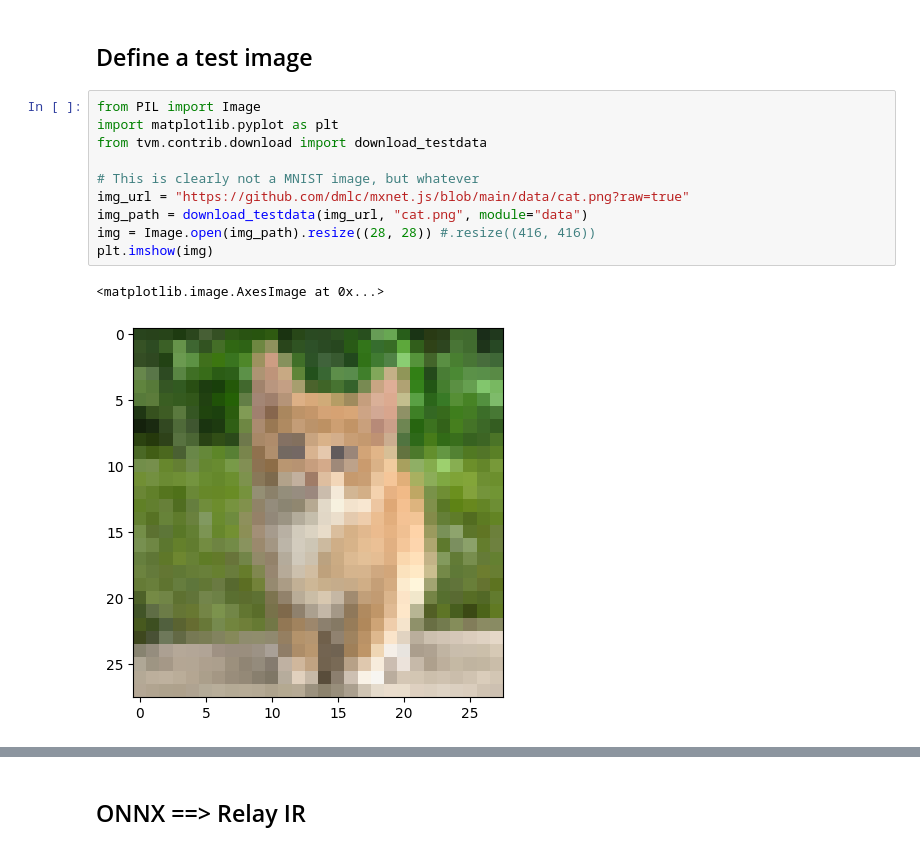
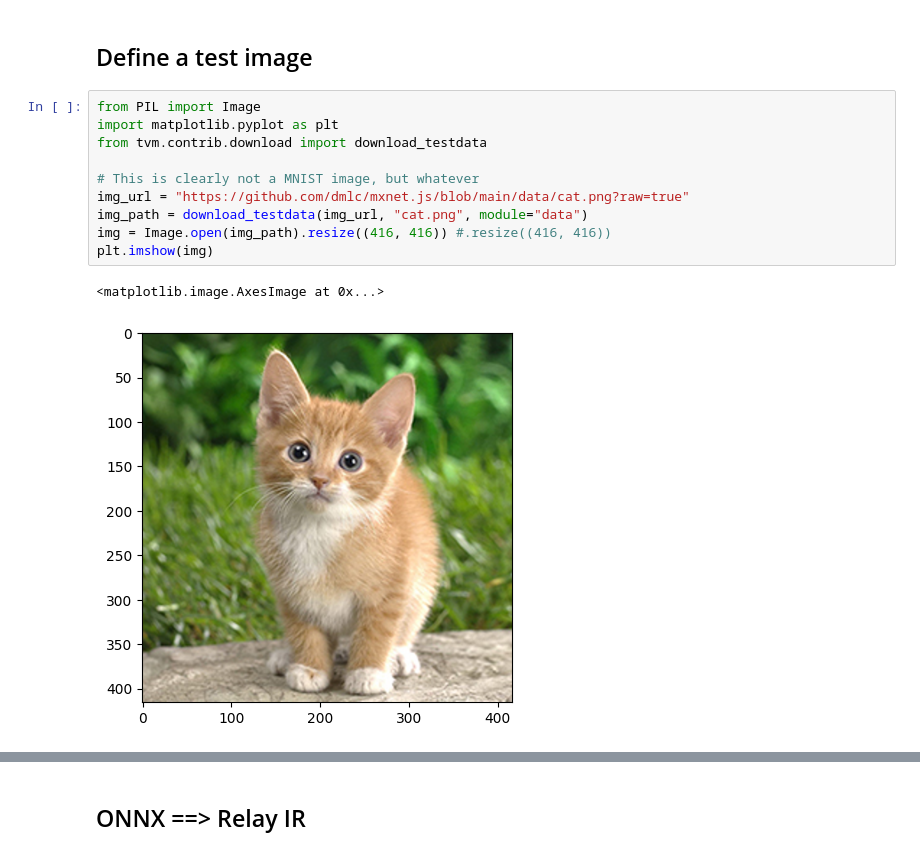
Before and after one commit to arthurviens/optim_compil_yolo, a Jupyter notebook: notebooks/02_from_onnx.ipynb, the cells around one changed output, grey strips where cells are left out. Saved outputs shown, nothing was run; the diff lists cells and outputs as text.

```diff
--- a/notebooks/02_from_onnx.ipynb
+++ b/notebooks/02_from_onnx.ipynb
@@ -65,13 +69,13 @@ type {
 # %%
 from PIL import Image
 import matplotlib.pyplot as plt
 from tvm.contrib.download import download_testdata
 
 # This is clearly not a MNIST image, but whatever
 img_url = "https://github.com/dmlc/mxnet.js/blob/main/data/cat.png?raw=true"
 img_path = download_testdata(img_url, "cat.png", module="data")
-img = Image.open(img_path).resize((28, 28)) #.resize((416, 416))
+img = Image.open(img_path).resize((416, 416)) #.resize((416, 416))
 plt.imshow(img)
 # %% [output]
 <matplotlib.image.AxesImage at 0x...>
-[figure, old version]
+[figure, new version]
```
Also changed, not shown: parts of 8 cells of this notebook.
